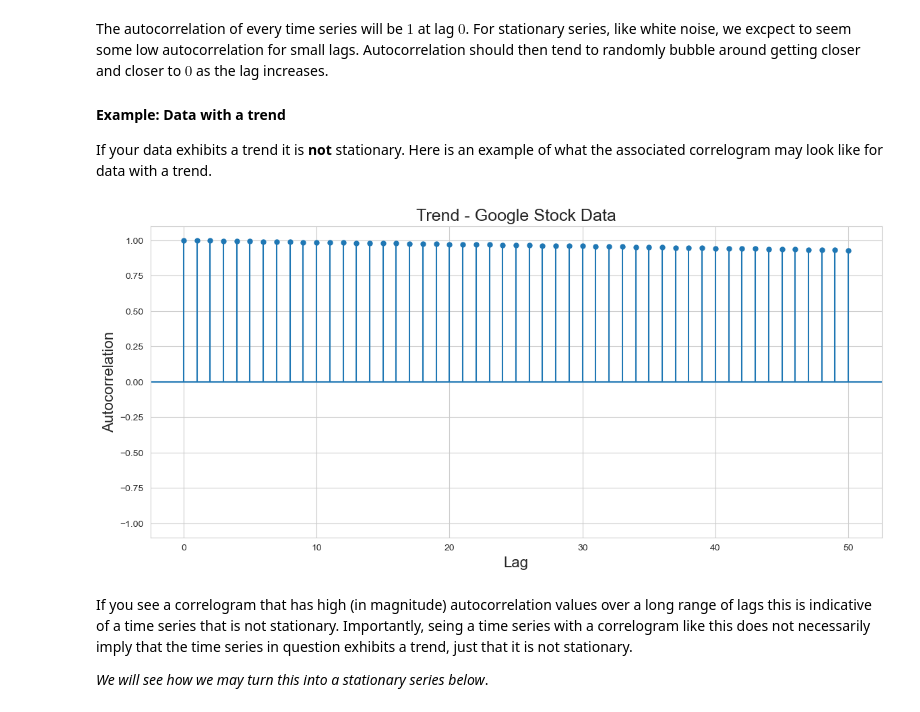
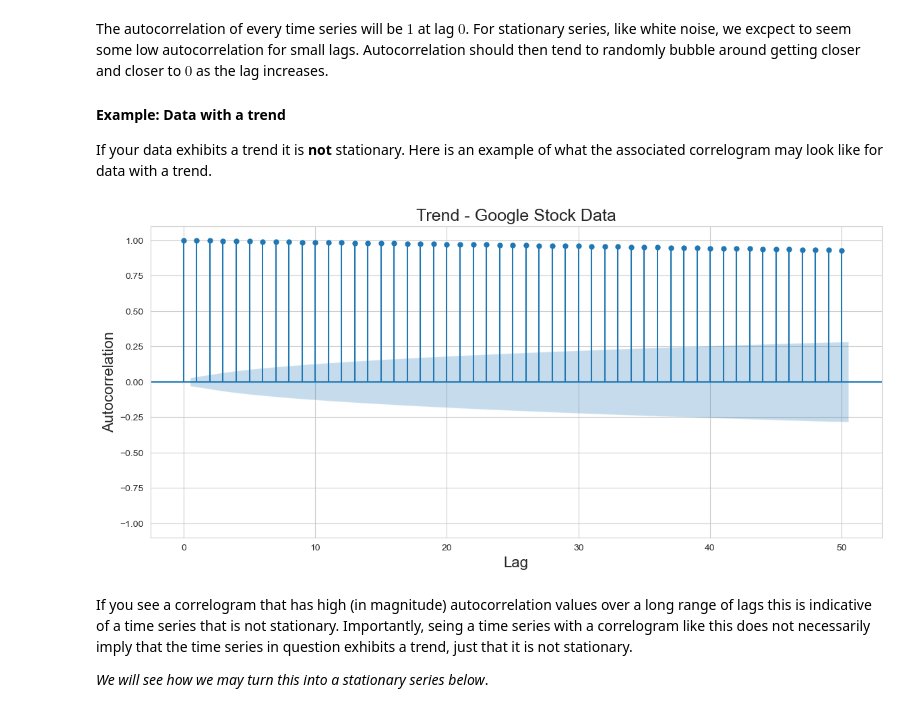
Before and after one commit to parabamoghv/Erdos_AU2024_copy, a Jupyter notebook: week_07_time_series_II/lecture_7/0_Stationarity_and_Autocorrelation.ipynb, the cells around one changed output. Cells and saved outputs as stored; diff of their text form; code cells hidden in the pictures.

```diff
--- a/week_07_time_series_II/lecture_7/0_Stationarity_and_Autocorrelation.ipynb
+++ b/week_07_time_series_II/lecture_7/0_Stationarity_and_Autocorrelation.ipynb
@@ -169,20 +165,19 @@ goog = pd.read_csv("../../data/google_stock.csv", parse_dates=['date'])
 # %%
 fig, ax = plt.subplots(1, 1, figsize=(14,6))
 
 sm.graphics.tsa.plot_acf(goog.closing_price.values,
-                            alpha=None,
                             lags = 50,
                             ax = ax)
 
 plt.title('Trend - Google Stock Data', fontsize=18)
 plt.ylabel("Autocorrelation", fontsize=16)
 plt.xlabel("Lag", fontsize=16)
 
 plt.ylim(-1.1,1.1)
 
 plt.show()
 # %% [output]
-[figure, old version]
+[figure, new version]
 # %% [markdown]
 If you see a correlogram that has high (in magnitude) autocorrelation values over a long range of lags this is indicative of a time series that is not stationary. Importantly, seing a time series with a correlogram like this does not necessarily imply that the time series in question exhibits a trend, just that it is not stationary.
 
```
Also changed, not shown: parts of 7 cells of this notebook, 3 other files.
